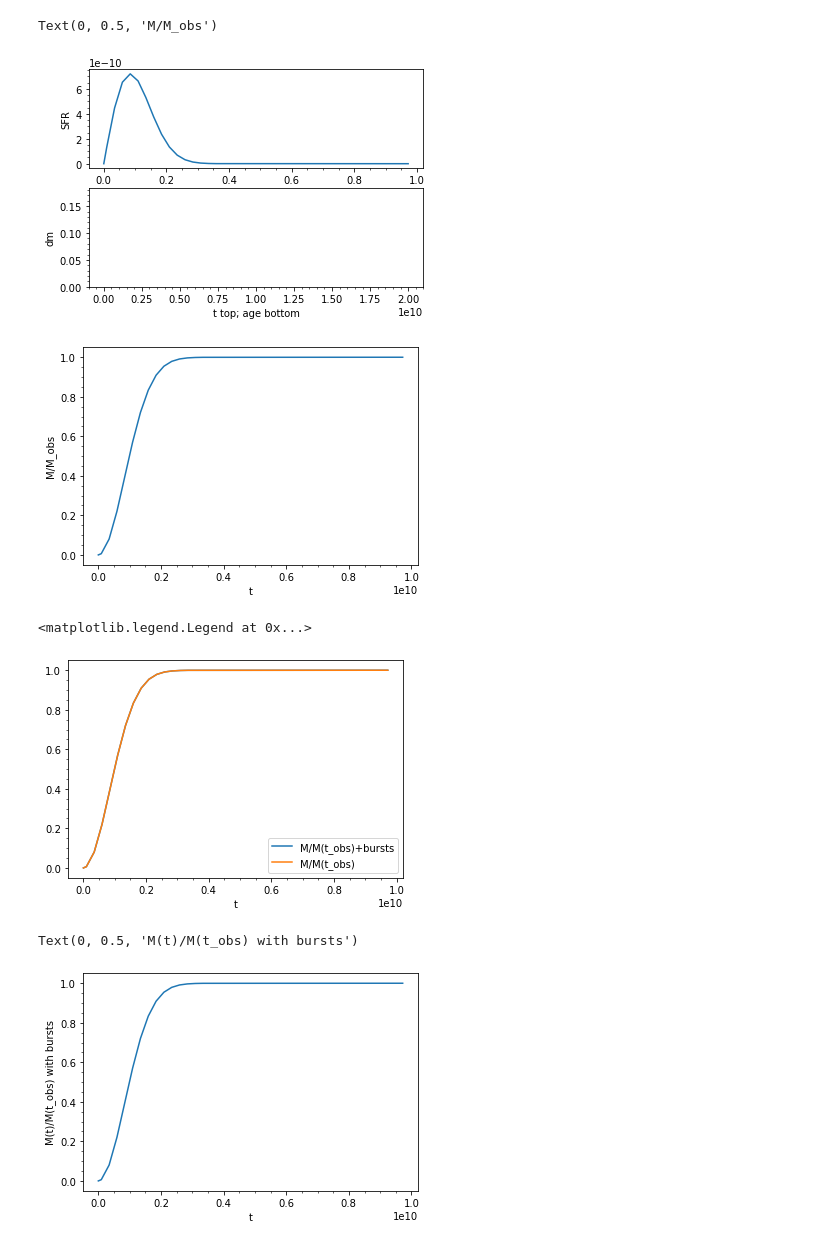
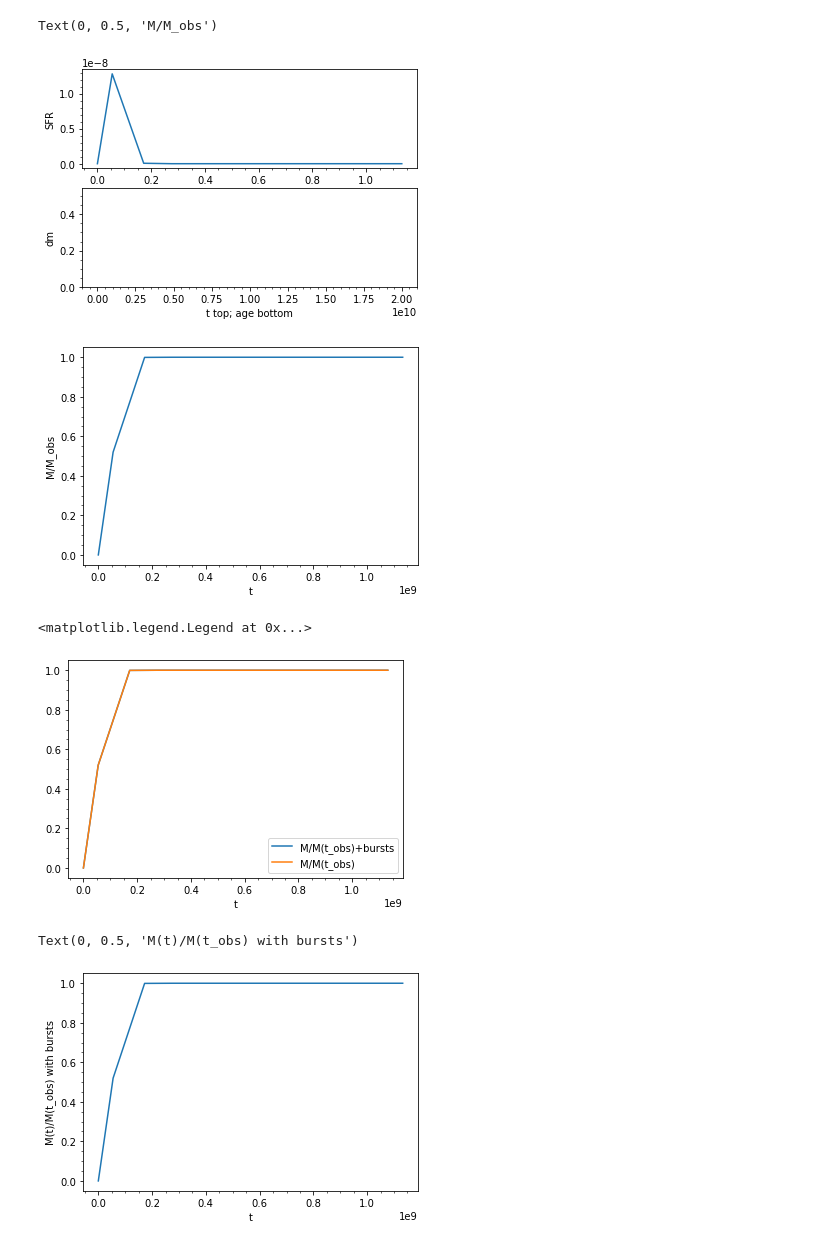
Before and after one commit to edoardorossi3/TESIedo_git, a Jupyter notebook: tesi_py/check_model.ipynb, the cells around one changed output. Drawn from its saved outputs; the diff is of its cells as text; code cells hidden in the pictures.

```diff
--- a/tesi_py/check_model.ipynb
+++ b/tesi_py/check_model.ipynb
@@ -32,7 +32,9 @@ f_name=os.getenv('HOME')+'/Desktop/TESI/sandage_varZ_v4.1eq.fits'
 hdul=fits.open(f_name)
 data=hdul[1].data
 
-number=19 #Number model 11264
+number=5219 #Number model ------array(5219,  17559,  28457,  47761,  64218, 100645, 104552, 147842,201290, 208255, 249577, 253062, 260145, 387896, 392605, 399713,
+                                 #432255, 433421, 445350, 460919, 485628, 486601)
+
 
 t_obs=10.0**(data[number][0]) #t_obs in yr
 tau=10.0**(data[number][1]) #tau in yr
@@ -62,35 +64,35 @@ t=np.where(t<0.0, 0.0, t)
 m=1.0-np.exp(-t**2/(2.0*tau**2))
 sfr=t/(tau**2)*np.exp(-t**2/(2.0*tau**2))
 Nbins_t=np.size(t)
 sfr=(1.0/m[0])*sfr
 m=m/m[0]
 
 dm=[0.0]*(Nbins_t)
 
 dm[Nbins_t-1]=m[Nbins_t-1]
 for i in range(0, Nbins_t-1, 1):
     dm[i]=m[i]-m[i+1]
 
 
 fig, (ax1,ax2)=plt.subplots(2)
 ax1.plot(t, sfr)
 ax1.set_ylabel('SFR')
 ax1.minorticks_on()
 ax2.minorticks_on()
 ax2.bar(m_age, dm, align='center', width=0.2)
 ax2.set_xlabel('t top; age bottom')
 ax2.set_ylabel('dm')
 
 fig, ax3=plt.subplots(1)
 ax3.minorticks_on()
 ax3.plot(t, m)
 #ax3.set_title('t_obs {:4.2e}'.format(t_obs))
 ax3.set_xlabel('t')
 ax3.set_ylabel('M/M_obs')
 # %% [output]
 Text(0, 0.5, 'M/M_obs')
-[figure, old version]
+[figure, new version]
-[figure, old version]
+[figure, new version]
 # %%
 m_b=m
 for i in range(0, Nburst):
@@ -103,7 +105,7 @@ plt.xlabel('t')
 plt.legend(loc='lower right')
 # %% [output]
 <matplotlib.legend.Legend at 0x...>
-[figure, old version]
+[figure, new version]
 # %%
 m_bn=m_b/m_b[0] #mass function with burts normalized
 plt.plot(t, m_bn)
@@ -112,7 +114,7 @@ plt.xlabel('t')
 plt.ylabel('M(t)/M(t_obs) with bursts')
 # %% [output]
 Text(0, 0.5, 'M(t)/M(t_obs) with bursts')
-[figure, old version]
+[figure, new version]
 # %%
 Mass_tot=1.0+np.sum(A_burst)
 
```
Also changed, not shown: parts of 3 cells of this notebook, 2 other files.
